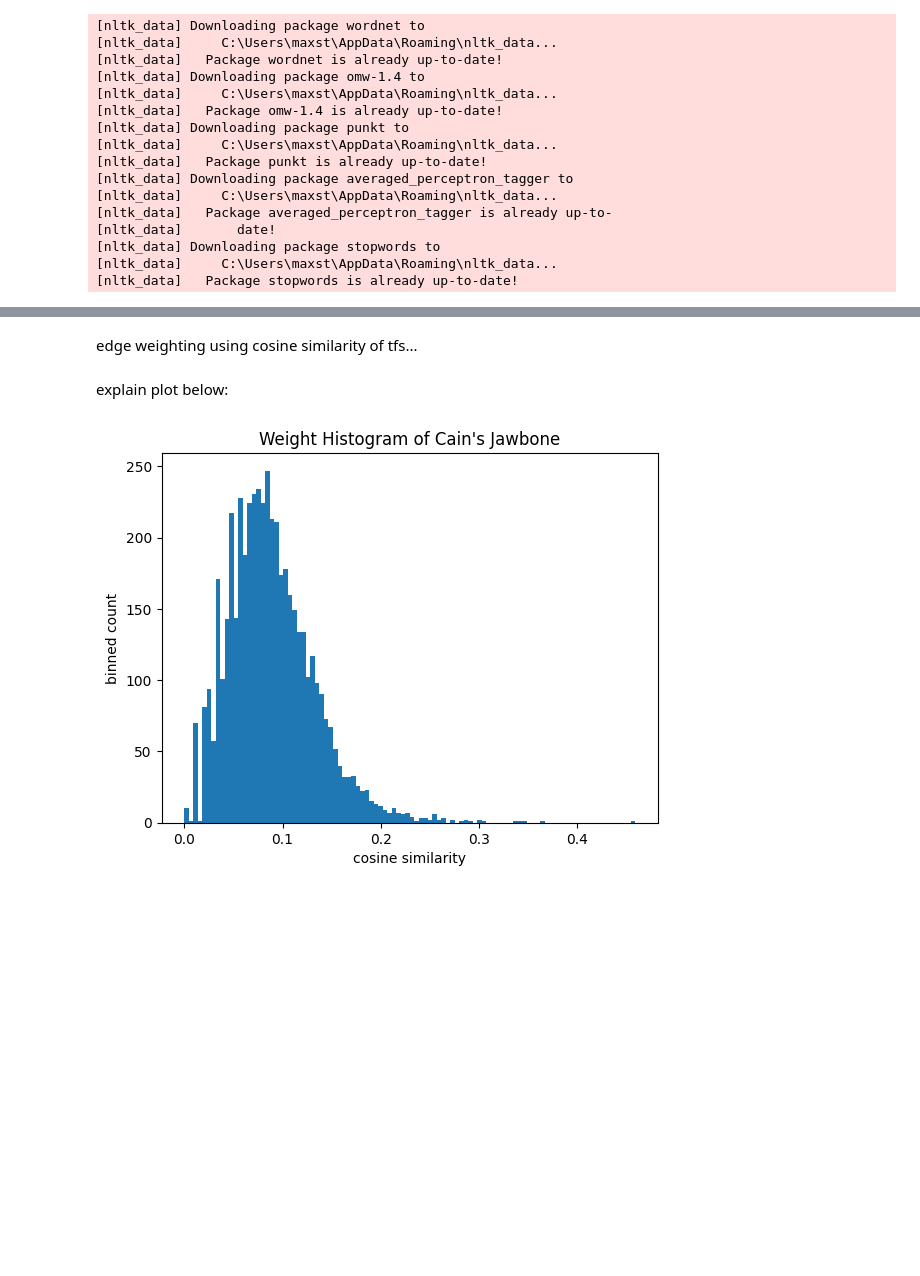
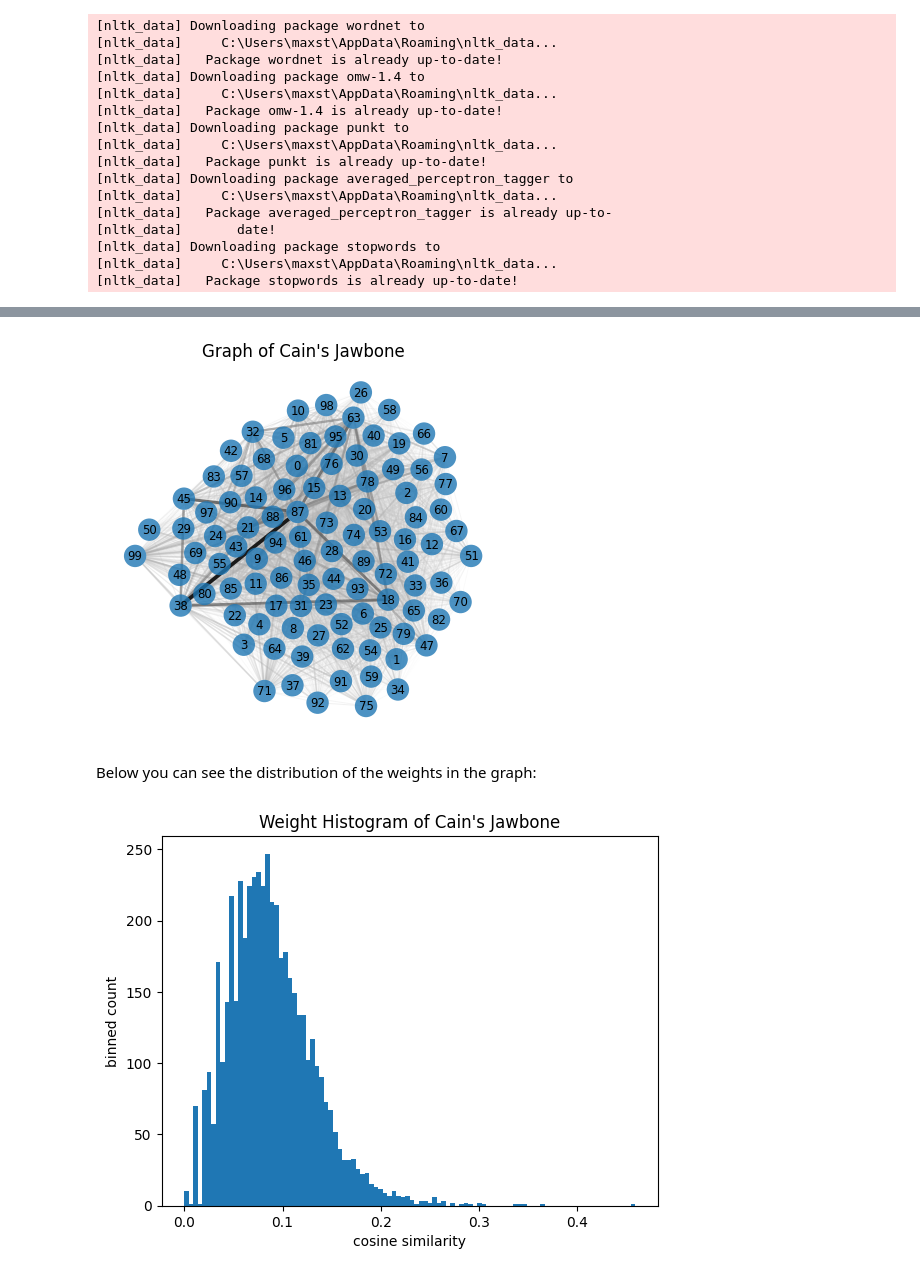
Before and after one commit to maxstollmayer/Graph-Algorithms-Project, a Jupyter notebook: graph_analysis.ipynb, the cells around one changed output, grey strips where cells are left out. Saved outputs shown, nothing was run; the diff lists cells and outputs as text; code cells hidden in the pictures; blank space fills up the shorter version.

```diff
--- a/graph_analysis.ipynb
+++ b/graph_analysis.ipynb
@@ -75,8 +85,6 @@ with open("books/Cain's Jawbone.txt", "r", encoding="utf-8") as book:
     pages = book.read().split("\n\n")
 
 data = [preprocess(page) for page in pages]
-# %% [markdown]
-edge weighting using cosine similarity of tfs...
 # %%
 # vectorize tokens to frequencies
 vectorizer = TfidfVectorizer(use_idf=False)
@@ -92,6 +100,29 @@ for i, j in np.ndindex(weights.shape):
 graph = nx.complete_graph(num_pages)
 for i, j in graph.edges:
     graph.edges[i, j]["weight"] = weights[i, j]
-# %% [markdown]
-explain plot below:
+# %%
+stats = np.array([graph.edges[edge]["weight"] for edge in graph.edges])
+
+edge_dict = {
+    (i, j): graph.edges[(i, j)]["weight"] / stats.max() for (i, j) in graph.edges
+}
+
+Graph(
+    graph,
+    node_layout="spring",
+    node_layout_kwargs=dict(edge_weights=edge_dict),
+    node_color="C0",
+    node_size=3,
+    node_alpha=0.8,
+    node_edge_width=0,
+    edge_alpha=edge_dict,
+    edge_width=edge_dict,
+    node_labels=True,
+)
+plt.title("Graph of Cain's Jawbone")
+plt.show()
+# %% [output]
+[figure, added]
+# %% [markdown]
+Below you can see the distribution of the weights in the graph:
 # %%
```
Also changed, not shown: parts of 34 cells of this notebook.
